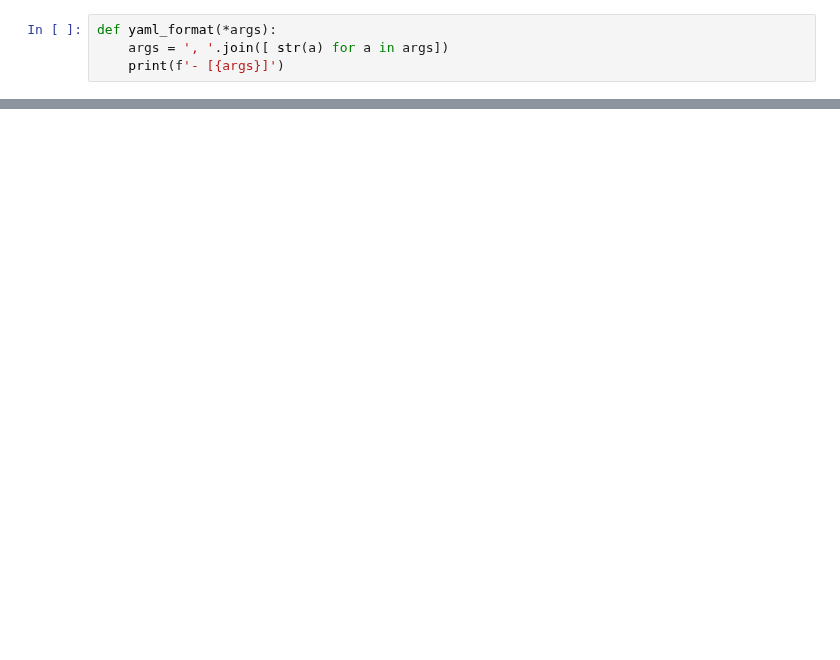
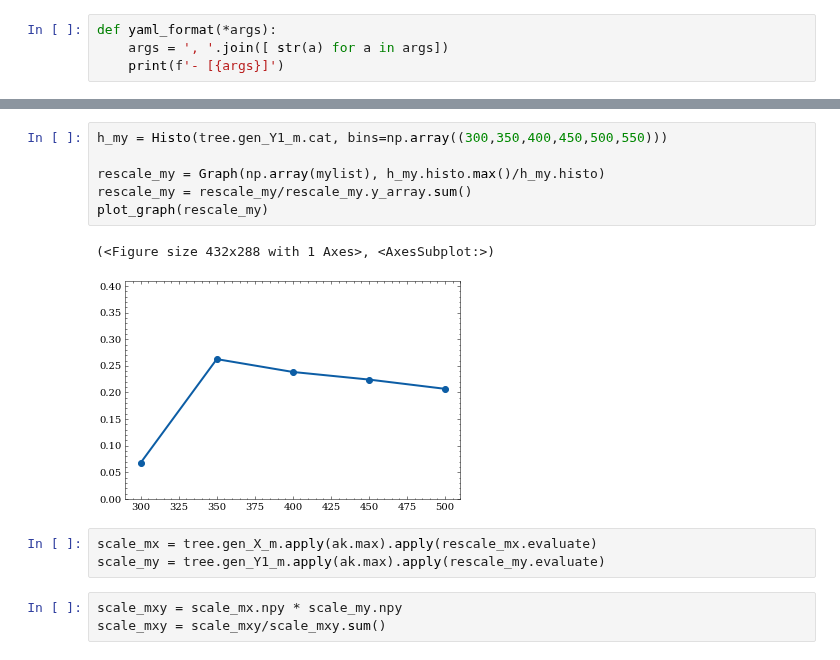
Before and after one commit to ekoenig4/analysis, a Jupyter notebook: jupyter/eightb/weaver/feature_standardizer.ipynb, the cells around one changed output, grey strips where cells are left out. Drawn from its saved outputs; the diff is of its cells as text; blank space fills up the shorter version.

```diff
--- a/jupyter/eightb/weaver/feature_standardizer.ipynb
+++ b/jupyter/eightb/weaver/feature_standardizer.ipynb
@@ -109,0 +111,15 @@ graph_arrays([x,x],[nfound.histo, y*x*nfound.histo, ])
+# %%
+h_my = Histo(tree.gen_Y1_m.cat, bins=np.array((300,350,400,450,500,550)))
+
+rescale_my = Graph(np.array(mylist), h_my.histo.max()/h_my.histo)
+rescale_my = rescale_my/rescale_my.y_array.sum()
+plot_graph(rescale_my)
+# %% [output]
+(<Figure size 432x288 with 1 Axes>, <AxesSubplot:>)
+[figure, added]
+# %%
+scale_mx = tree.gen_X_m.apply(ak.max).apply(rescale_mx.evaluate)
+scale_my = tree.gen_Y1_m.apply(ak.max).apply(rescale_my.evaluate)
+# %%
+scale_mxy = scale_mx.npy * scale_my.npy
+scale_mxy = scale_mxy/scale_mxy.sum()
```
Also changed, not shown: parts of 25 cells of this notebook, 9 other files.
